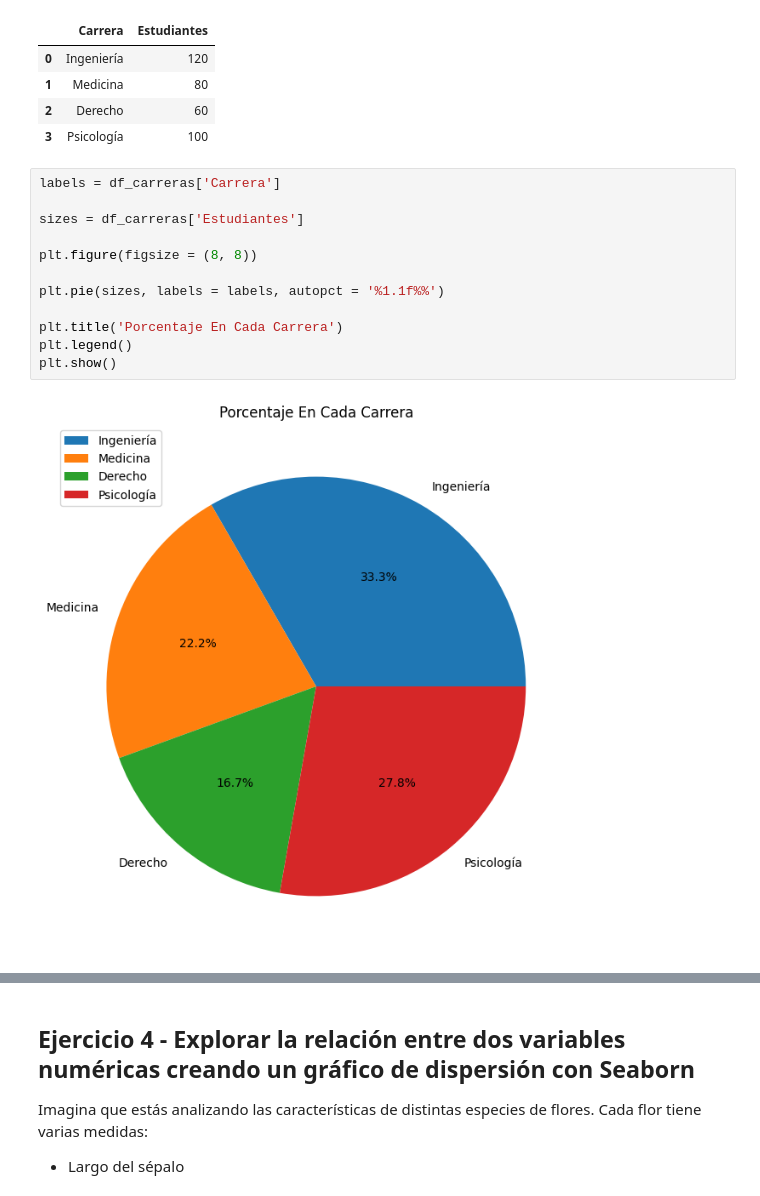
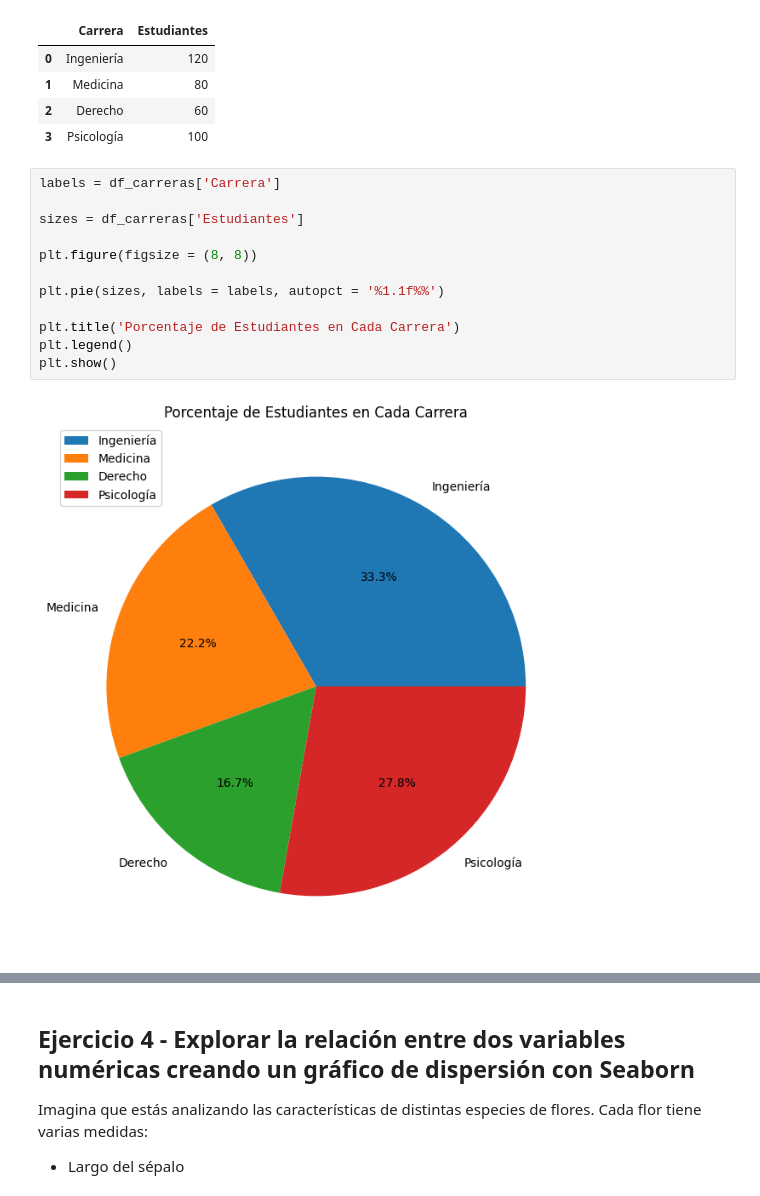
Before and after one commit to 4GeeksAcademy/Eder_matplot-and-seaborn, a Jupyter notebook: notebook/problems.es.ipynb, the cells around one changed output, grey strips where cells are left out. Cells and saved outputs as stored; diff of their text form.

```diff
--- a/notebook/problems.es.ipynb
+++ b/notebook/problems.es.ipynb
@@ -133,14 +164,14 @@ df_carreras
 # %%
 labels = df_carreras['Carrera']
 
 sizes = df_carreras['Estudiantes']
 
 plt.figure(figsize = (8, 8))
 
 plt.pie(sizes, labels = labels, autopct = '%1.1f%%')
 
-plt.title('Porcentaje En Cada Carrera')
+plt.title('Porcentaje de Estudiantes en Cada Carrera')
 plt.legend()
 plt.show()
 # %% [output]
-[figure, old version]
+[figure, new version]
```
Also changed, not shown: parts of 24 cells of this notebook.
